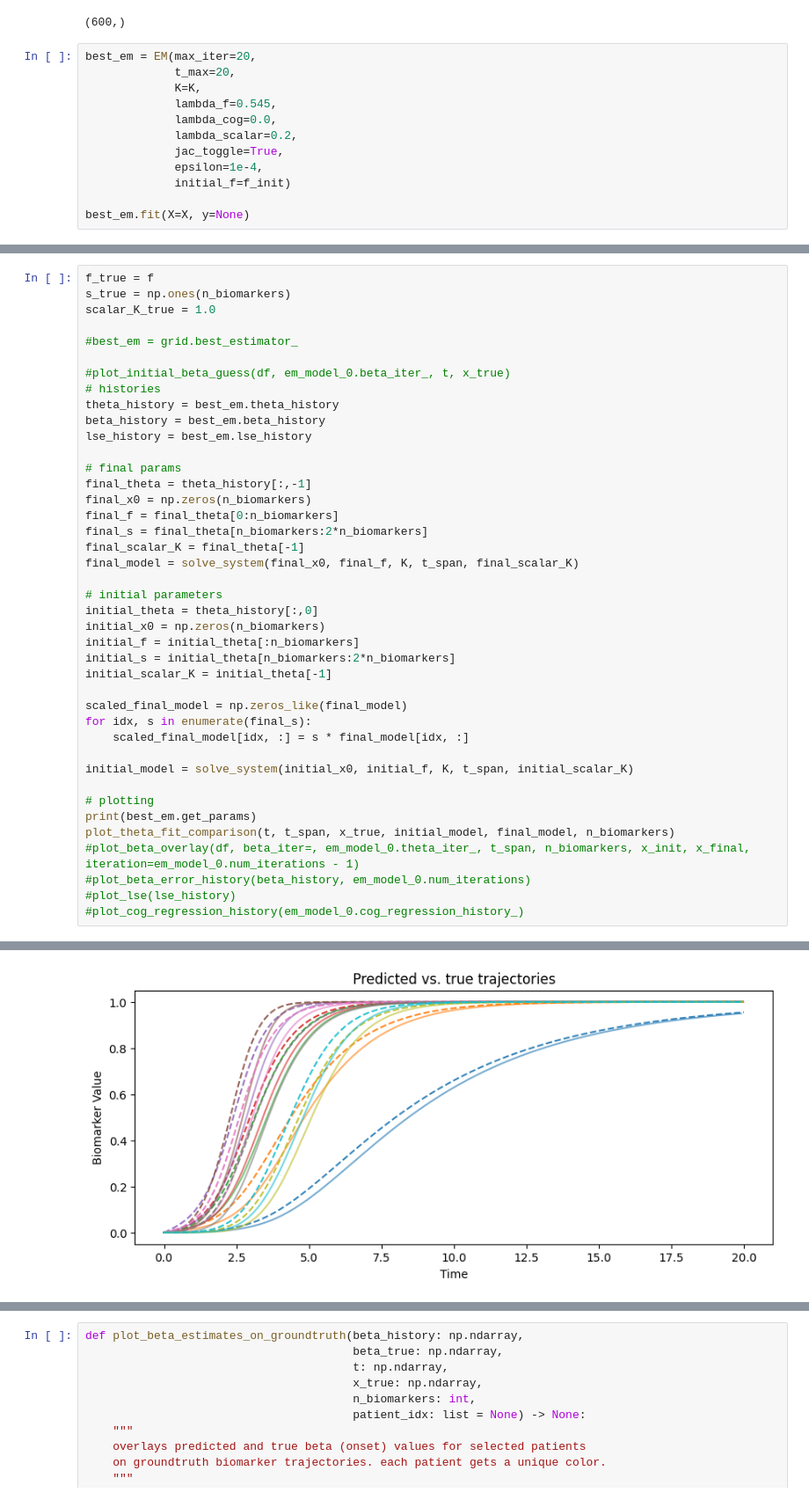
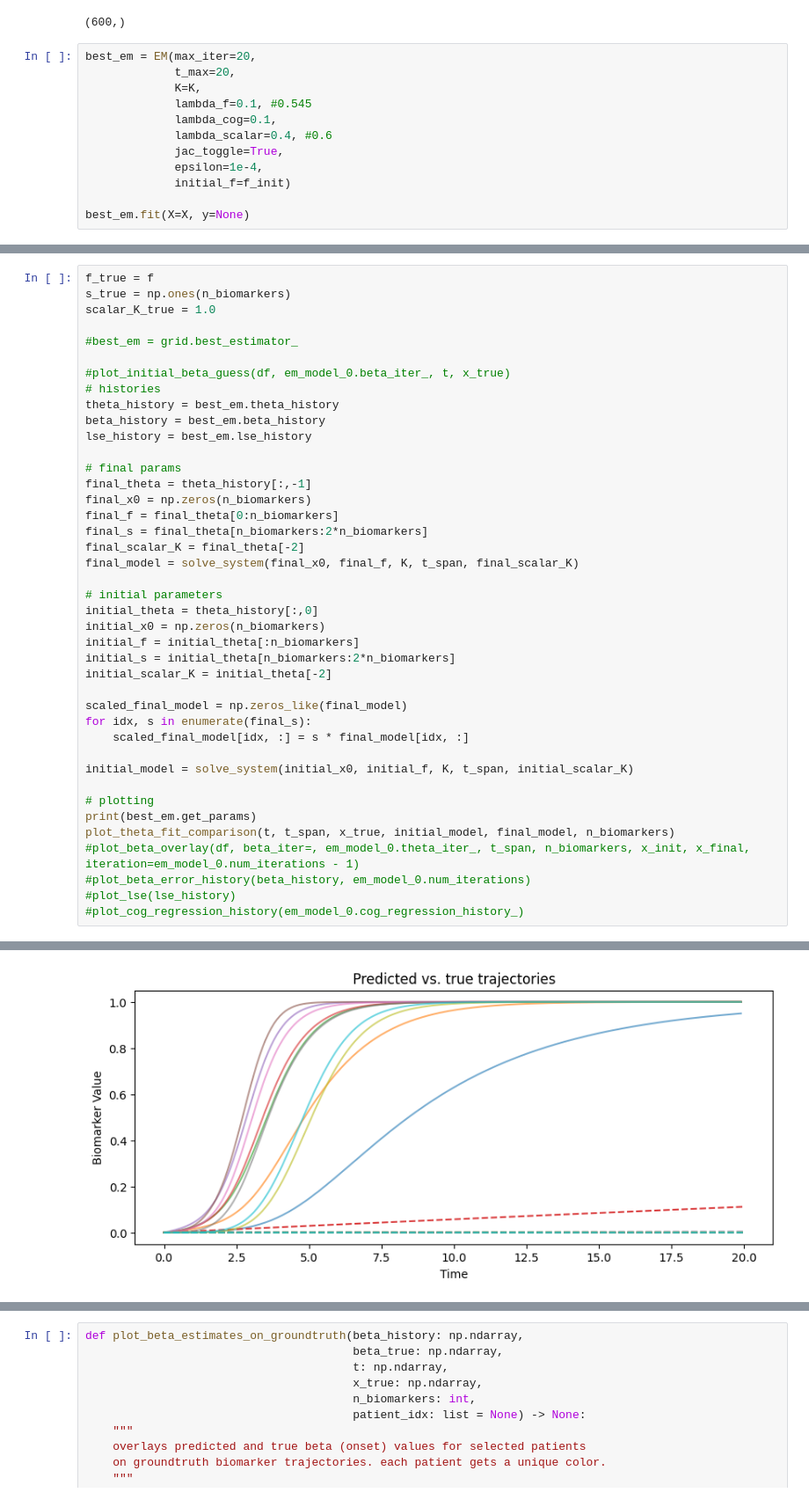
Before and after one commit to LAMCIG/Progression_models_simulations, a Jupyter notebook: EMDPM/experiments/synthetic_experiments/synthetic_rework_troubleshoot/f_init_test_20biom_mathfix.ipynb, the cells around one changed output, grey strips where cells are left out. Shown at 88% size. Cells and saved outputs as stored; diff of their text form.

```diff
--- a/EMDPM/experiments/synthetic_experiments/synthetic_rework_troubleshoot/f_init_test_20biom_mathfix.ipynb
+++ b/EMDPM/experiments/synthetic_experiments/synthetic_rework_troubleshoot/f_init_test_20biom_mathfix.ipynb
@@ -93,9 +93,9 @@ a = 1.8531667261047913, b = 1.5312904682995265
 best_em = EM(max_iter=20,
              t_max=20,
              K=K,
-             lambda_f=0.545,
-             lambda_cog=0.0,
-             lambda_scalar=0.2,
+             lambda_f=0.1, #0.545
+             lambda_cog=0.1,
+             lambda_scalar=0.4, #0.6
              jac_toggle=True,
              epsilon=1e-4,
              initial_f=f_init)
@@ -145,7 +145,7 @@ final_theta = theta_history[:,-1]
 final_x0 = np.zeros(n_biomarkers)
 final_f = final_theta[0:n_biomarkers]
 final_s = final_theta[n_biomarkers:2*n_biomarkers]
-final_scalar_K = final_theta[-1]
+final_scalar_K = final_theta[-2]
 final_model = solve_system(final_x0, final_f, K, t_span, final_scalar_K)
 
 # initial parameters
@@ -153,7 +153,7 @@ initial_theta = theta_history[:,0]
 initial_x0 = np.zeros(n_biomarkers)
 initial_f = initial_theta[:n_biomarkers]
 initial_s = initial_theta[n_biomarkers:2*n_biomarkers]
-initial_scalar_K = initial_theta[-1]
+initial_scalar_K = initial_theta[-2]
 
 scaled_final_model = np.zeros_like(final_model)
 for idx, s in enumerate(final_s):
@@ -188,5 +188,5 @@ plot_theta_fit_comparison(t, t_span, x_true, initial_model, final_model, n_bioma
    max_iter=20, rng=Generator(PCG64) at 0x..., t_max=20)>
-[figure, old version]
+[figure, new version]
 # %%
 print("THETA SUMMARY:")
 print("true theta:")
```
Also changed, not shown: parts of 7 cells of this notebook, 10 other files.
